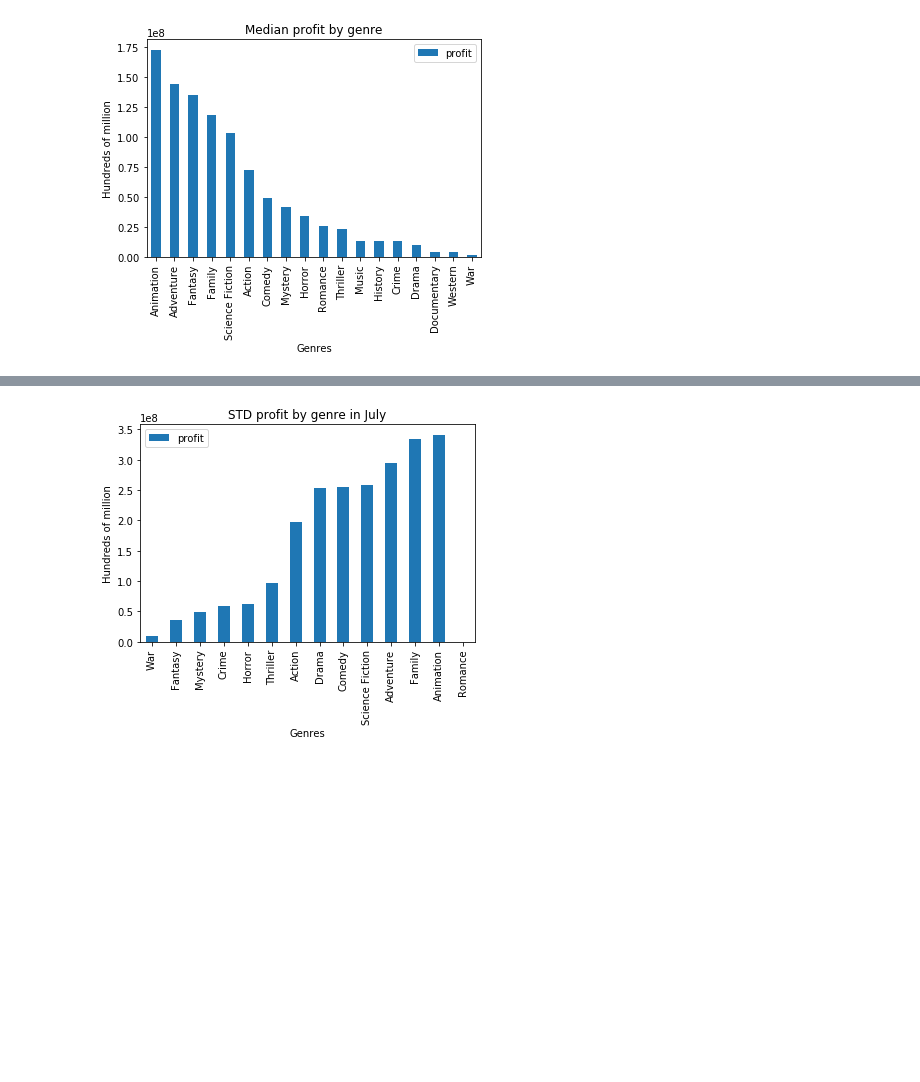
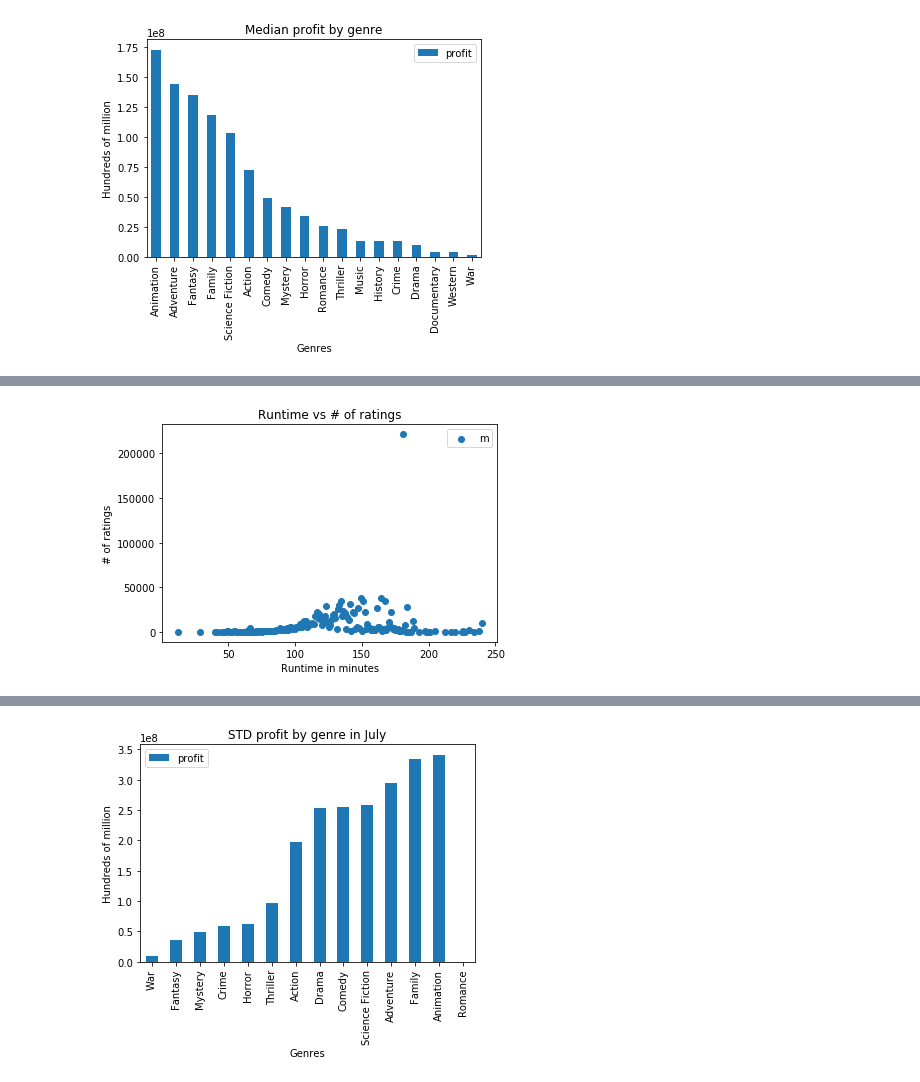
Before and after one commit to murra181/dsc-phase-1-project-online, a Jupyter notebook: student.ipynb, the cells around one changed output, grey strips where cells are left out. Cells and saved outputs as stored; diff of their text form; code cells hidden in the pictures; blank space fills up the shorter version.

```diff
--- a/student.ipynb
+++ b/student.ipynb
@@ -234,0 +232,8 @@ plt.ylabel('Hundreds of million');
+# %%
+plt.scatter(runtime_ratings.index,runtime_ratings['numvotes'])
+plt.title('Runtime vs # of ratings')
+plt.xlabel('Runtime in minutes')
+plt.ylabel('# of ratings')
+plt.legend('movie');
+# %% [output]
+[figure, added]
```
Also changed, not shown: parts of 91 cells of this notebook.
